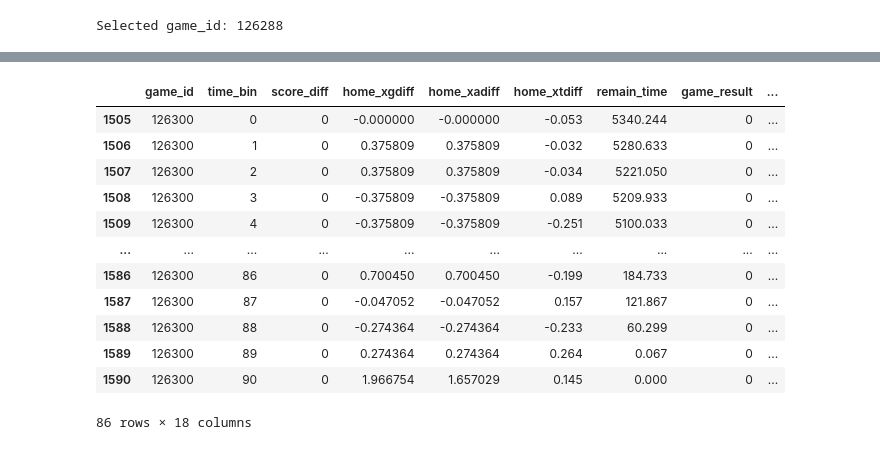
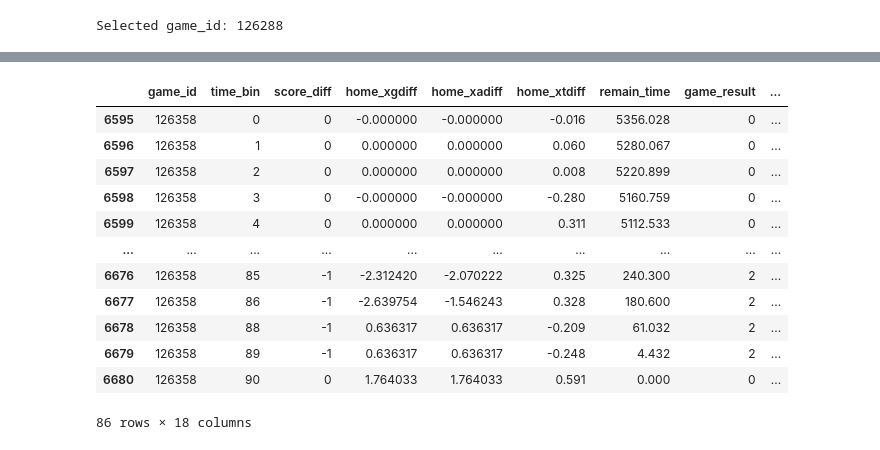
Before and after one commit to bories97/Python, a Jupyter notebook: 공모전 데이터/k-league data 분석 새로운 변수, 모델 적용 테스트용.ipynb, the cells around one changed output, grey strips where cells are left out. Cells and saved outputs as stored; diff of their text form; code cells hidden in the pictures.

```diff
--- a/공모전 데이터/k-league data 분석 새로운 변수, 모델 적용 테스트용.ipynb
+++ b/공모전 데이터/k-league data 분석 새로운 변수, 모델 적용 테스트용.ipynb
@@ -894,8 +974,7 @@ state_df = (soccer_df.groupby(['game_id', 'time_bin']).agg({'score_diff': 'last'
                                                      'remain_time': 'last',
                                                       'game_result' : 'last',
                                                      'log_remain_time' : 'last',
-                                                     'ishome' : 'last',
-                                                     'score_diff_adj' : 'last'}).reset_index())
+                                                     'ishome' : 'last'}).reset_index())
 # %%
 state_df
 # %% [output]
@@ -915,7 +994,4 @@ state_df
 # %%
-state_df['score_time_weighted'] = (
-    state_df['score_diff'] *
-    (1 - state_df['remain_time'] / 5400)
-)
+state_df['score_time_weighted'] = (state_df['score_diff'] * (1 - state_df['remain_time'] / 5400))
 # %%
 # 피처 생성
@@ -1145,23 +1222,23 @@ state_df[['p_home', 'p_draw', 'p_away']] = (
     state_df.apply(poisson_prob_from_state, axis=1)
 )
 # %%
-game_id = 126300 # 예시
+game_id = 126358 # 예시
 viz_df = state_df[state_df['game_id'] == game_id].copy()
 
 viz_df
 # %% [output]
 |  | game_id | time_bin | score_diff | home_xgdiff | home_xadiff | home_xtdiff | remain_time | game_result | ... |
-| 1505 | 126300 | 0 | 0 | -0.000000 | -0.000000 | -0.053 | 5340.244 | 0 | ... |
-| 1506 | 126300 | 1 | 0 | 0.375809 | 0.375809 | -0.032 | 5280.633 | 0 | ... |
-| 1507 | 126300 | 2 | 0 | 0.375809 | 0.375809 | -0.034 | 5221.050 | 0 | ... |
-| 1508 | 126300 | 3 | 0 | -0.375809 | -0.375809 | 0.089 | 5209.933 | 0 | ... |
-| 1509 | 126300 | 4 | 0 | -0.375809 | -0.375809 | -0.251 | 5100.033 | 0 | ... |
+| 6595 | 126358 | 0 | 0 | -0.000000 | -0.000000 | -0.016 | 5356.028 | 0 | ... |
+| 6596 | 126358 | 1 | 0 | 0.000000 | 0.000000 | 0.060 | 5280.067 | 0 | ... |
+| 6597 | 126358 | 2 | 0 | 0.000000 | 0.000000 | 0.008 | 5220.899 | 0 | ... |
+| 6598 | 126358 | 3 | 0 | -0.000000 | -0.000000 | -0.280 | 5160.759 | 0 | ... |
+| 6599 | 126358 | 4 | 0 | 0.000000 | 0.000000 | 0.311 | 5112.533 | 0 | ... |
 | ... | ... | ... | ... | ... | ... | ... | ... | ... | ... |
-| 1586 | 126300 | 86 | 0 | 0.700450 | 0.700450 | -0.199 | 184.733 | 0 | ... |
-| 1587 | 126300 | 87 | 0 | -0.047052 | -0.047052 | 0.157 | 121.867 | 0 | ... |
-| 1588 | 126300 | 88 | 0 | -0.274364 | -0.274364 | -0.233 | 60.299 | 0 | ... |
-| 1589 | 126300 | 89 | 0 | 0.274364 | 0.274364 | 0.264 | 0.067 | 0 | ... |
-| 1590 | 126300 | 90 | 0 | 1.966754 | 1.657029 | 0.145 | 0.000 | 0 | ... |
+| 6676 | 126358 | 85 | -1 | -2.312420 | -2.070222 | 0.325 | 240.300 | 2 | ... |
+| 6677 | 126358 | 86 | -1 | -2.639754 | -1.546243 | 0.328 | 180.600 | 2 | ... |
+| 6678 | 126358 | 88 | -1 | 0.636317 | 0.636317 | -0.209 | 61.032 | 2 | ... |
+| 6679 | 126358 | 89 | -1 | 0.636317 | 0.636317 | -0.248 | 4.432 | 2 | ... |
+| 6680 | 126358 | 90 | 0 | 1.764033 | 1.764033 | 0.591 | 0.000 | 0 | ... |
 86 rows × 18 columns
 # %%
 viz_df = viz_df.sort_values('time_bin')
```
Also changed, not shown: parts of 30 cells of this notebook, 1 other file.
